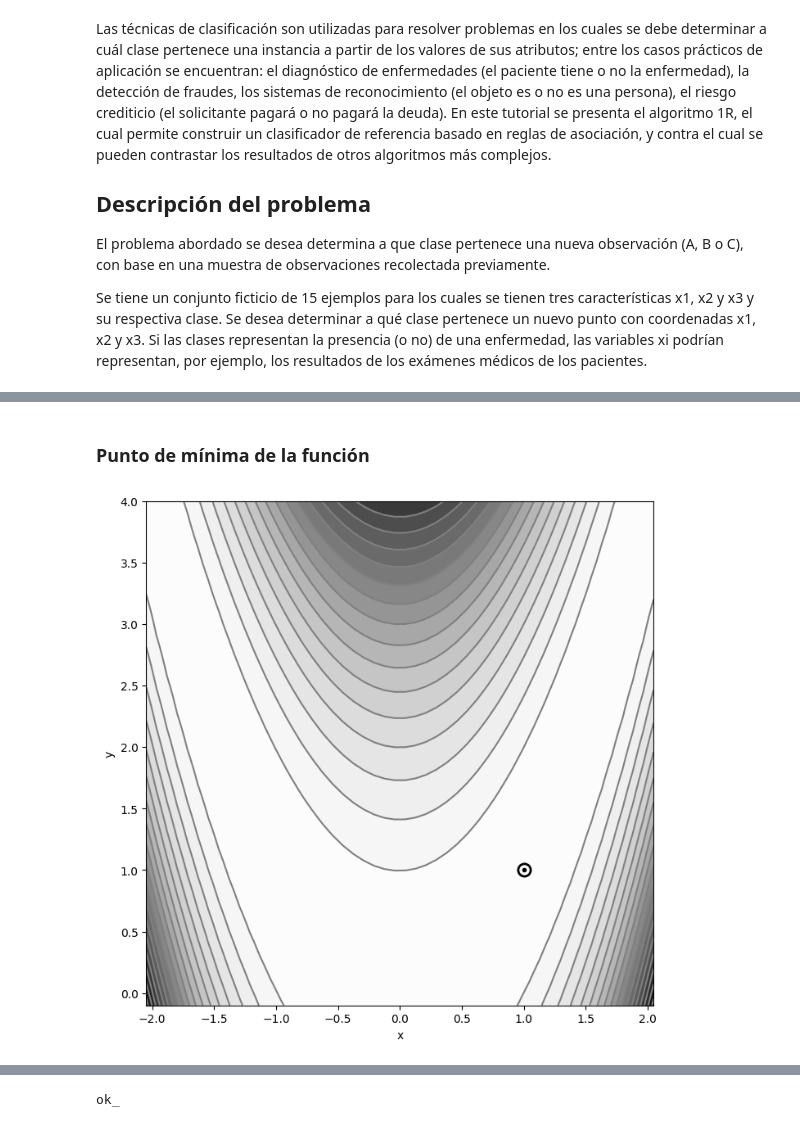
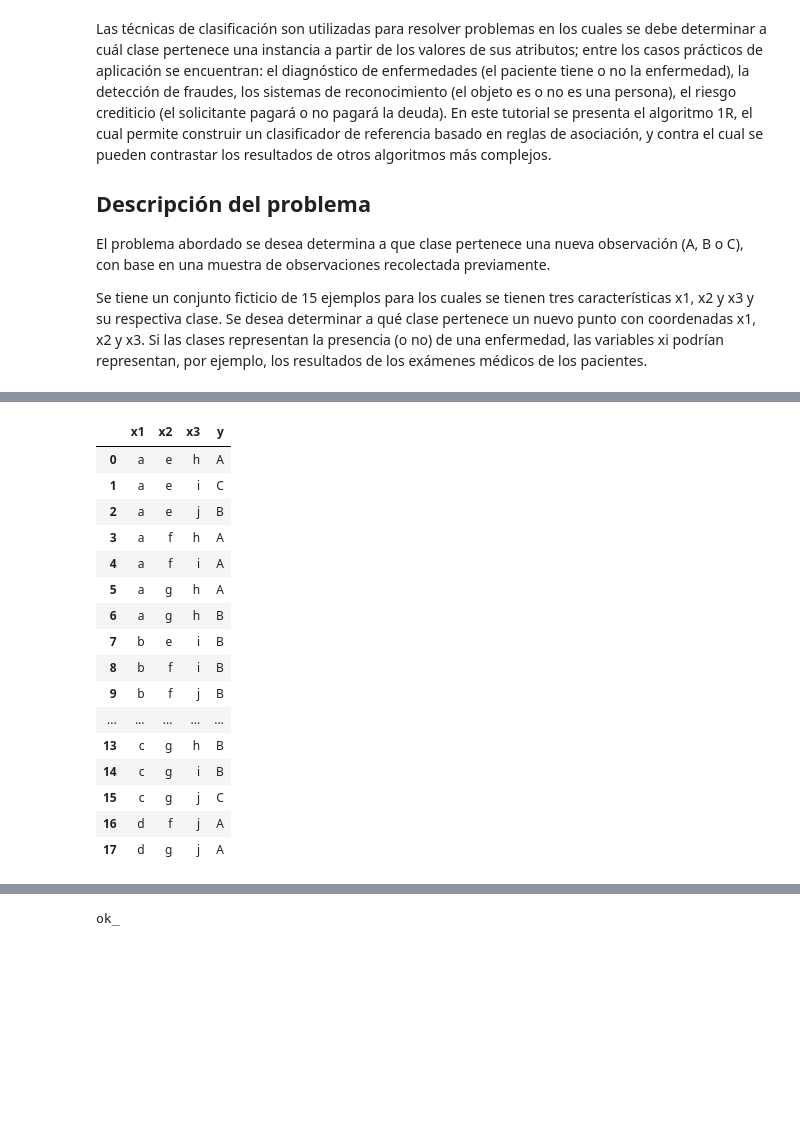
Before and after one commit to oecorrechag/Analitica-predictiva-course, a Jupyter notebook: notebooks/02_seccion/2.0.0 Fundamentos de estadística/2.2.1 Definición de probabilidad y sus aplicaciones.ipynb, the cells around one changed output, grey strips where cells are left out. Saved outputs shown, nothing was run; the diff lists cells and outputs as text; code cells hidden in the pictures; blank space fills up the shorter version.

```diff
--- a/notebooks/02_seccion/2.0.0 Fundamentos de estadística/2.2.1 Definición de probabilidad y sus aplicaciones.ipynb
+++ b/notebooks/02_seccion/2.0.0 Fundamentos de estadística/2.2.1 Definición de probabilidad y sus aplicaciones.ipynb
@@ -321,44 +25,20 @@ plt.show()
-# %% [markdown]
-### Punto de mínima de la función
-# %%
-fig = plt.figure(figsize=(8, 8))
-
-plt.gca().contourf(
-    X,
-    Y,
-    Z,
-    cmap=cm.Greys,
-    levels=20,
-    alpha=1.0,
-)
-
-plt.gca().contour(
-    X,
-    Y,
-    Z,
-    colors="gray",
-    levels=20,
-)
-
-plt.plot(
-    [1],
-    [1],
-    "o",
-    color="black",
-    fillstyle="none",
-    markersize=11,
-    markeredgewidth=2,
-)
-
-plt.plot(
-    [1],
-    [1],
-    ".",
-    color="black",
-)
-
-plt.xlabel("x")
-plt.ylabel("y")
-plt.show()
-# %% [output]
-[figure, removed]
+# %%
+data
+# %% [output]
+|  | x1 | x2 | x3 | y |
+| 0 | a | e | h | A |
+| 1 | a | e | i | C |
+| 2 | a | e | j | B |
+| 3 | a | f | h | A |
+| 4 | a | f | i | A |
+| 5 | a | g | h | A |
+| 6 | a | g | h | B |
+| 7 | b | e | i | B |
+| 8 | b | f | i | B |
+| 9 | b | f | j | B |
+| ... | ... | ... | ... | ... |
+| 13 | c | g | h | B |
+| 14 | c | g | i | B |
+| 15 | c | g | j | C |
+| 16 | d | f | j | A |
+| 17 | d | g | j | A |
```
Also changed, not shown: parts of 27 cells of this notebook, 1 other file.
